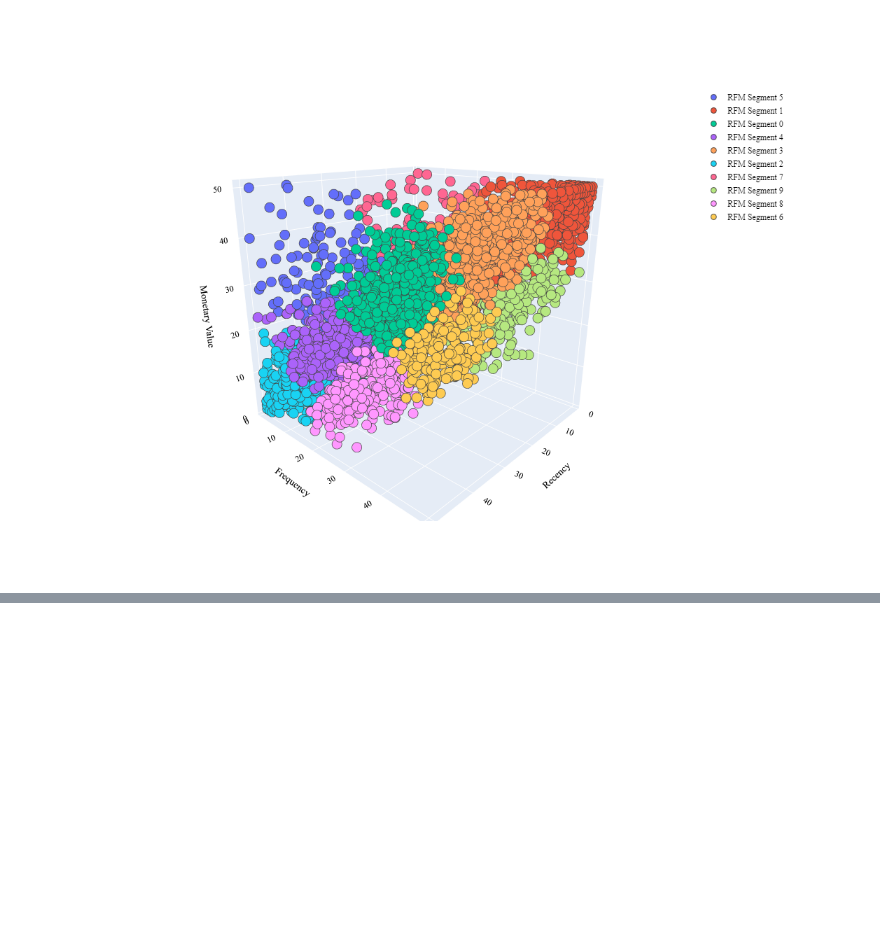
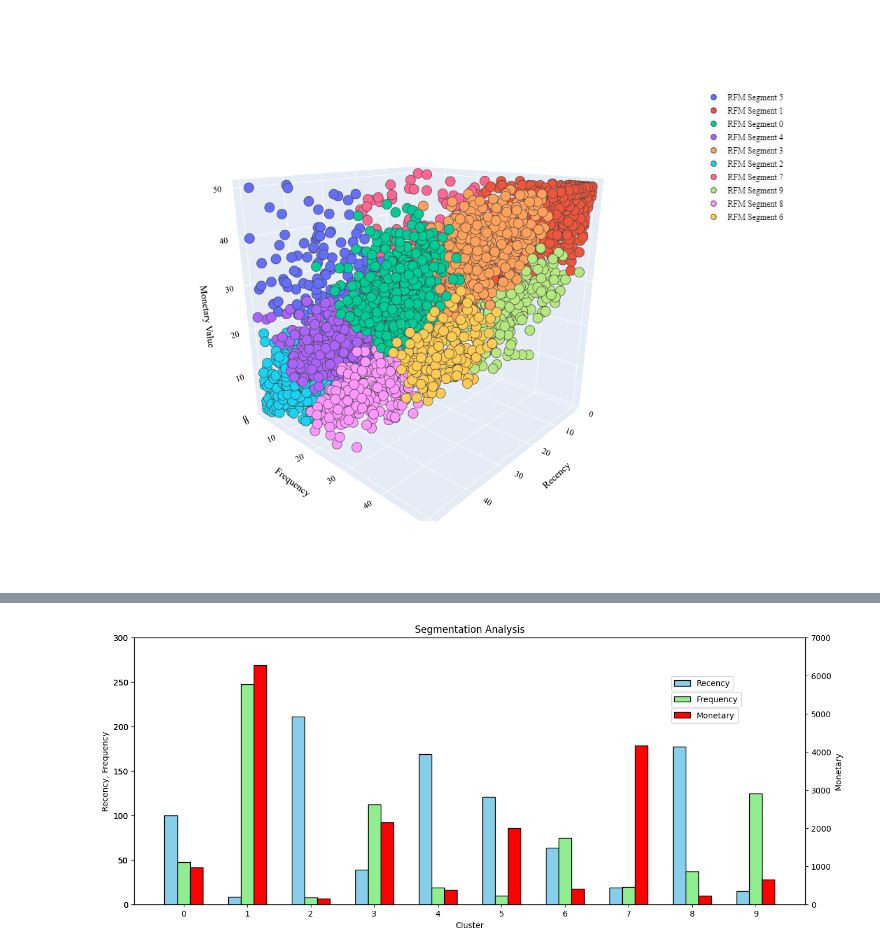
Before and after one commit to duyphuongnguyen1999/RFM-Customers-Segmentation, a Jupyter notebook: RFM Customer Segmentation.ipynb, the cells around one changed output, grey strips where cells are left out. Saved outputs shown, nothing was run; the diff lists cells and outputs as text; code cells hidden in the pictures; blank space fills up the shorter version.

```diff
--- a/RFM Customer Segmentation.ipynb
+++ b/RFM Customer Segmentation.ipynb
@@ -517,0 +524,9 @@ Image.open(r".\plotly-objects\PNG\segmentation-result.png")
+# %%
+def my_round_function(x):
+    return round(x, 2)
+clustering_result = RFM.groupby('Cluster') \
+                        [['Recency', 'Frequency', 'Monetary']] \
+                        .mean() \
+                        .reset_index()
+clustering_result[['Recency', 'Frequency', 'Monetary']] = clustering_result[['Recency', 'Frequency', 'Monetary']].apply(my_round_function)
+clustering_result
@@ -517,0 +545,65 @@ Image.open(r".\plotly-objects\PNG\segmentation-result.png")
+# %%
+# Prepare dataset
+clustering_result = RFM.groupby('Cluster') \
+                        [['Recency', 'Frequency', 'Monetary']] \
+                        .mean() \
+                        .reset_index()
+def my_round_function(x):
+    return round(x, 2)
+clustering_result[['Recency', 'Frequency', 'Monetary']] = clustering_result[['Recency', 'Frequency', 'Monetary']].apply(my_round_function)
+
+# Plotting the bar chart
+fig, ax1 = plt.subplots(figsize=(15,6))
+X = clustering_result["Cluster"]
+X_axis = np.arange(len(X))
+plt.xticks(X_axis, X)
+# Axes 1
+color1 = 'skyblue'
+ax1.bar(X_axis - 0.2,
+        clustering_result['Recency'],
+        0.2, # Bar width
+        color=color1,
+        edgecolor='black',
+        label="Recency")
+ax1.set_ylim(0, 300)
+ax1.set_xlabel('Cluster')
+ax1.set_ylabel('Recency, Frequency')
+ax1.set_title('Segmentation Analysis')
+# Add values on top of each bar
+# for i in range(len(X_axis - 0.2)): # Add values on top of each bar
+#     ax1.text(i-0.2, clustering_result['Recency'].loc[i] + 4, str(clustering_result['Recency'].loc[i]), ha='center')
+
+# Axes 2
+color2 = 'lightgreen'
+ax2 = ax1.twinx()
+ax2.bar(X_axis,
+        clustering_result['Frequency'],
+        0.2, # Bar width
+        color=color2,
+        edgecolor='black',
+        label='Frequency')
+ax2.set_ylim(0, 300)
+# Add values on top of each bar
+# for i in range(len(X_axis)):
+#     ax2.text(i, clustering_result['Frequency'].loc[i] + 10, str(clustering_result['Frequency'].loc[i]), ha='center')
+
+# Axes 3
+color3 = 'red'
+ax3 = ax2.twinx()
+ax3.bar(X_axis + 0.2,
+        clustering_result['Monetary'],
+        0.2, # Bar width
+        color=color3,
+        edgecolor='black',
+        label='Monetary')
+ax3.set_ylim(0, 7000)
+ax3.set_ylabel('Monetary')
+# Add values on top of each bar
+# for i in range(len(X_axis + 0.2)):
+#     ax3.text(i + 0.2, clustering_result['Monetary'].loc[i] + 300, str(clustering_result['Monetary'].loc[i]), ha='center')
+ax1.legend(loc=(0.8, 0.80))
+ax2.legend(loc=(0.8, 0.74))
+ax3.legend(loc=(0.8, 0.68))
+plt.show();
+# %% [output]
+[figure, added]
```
Also changed, not shown: parts of 3 cells of this notebook.
